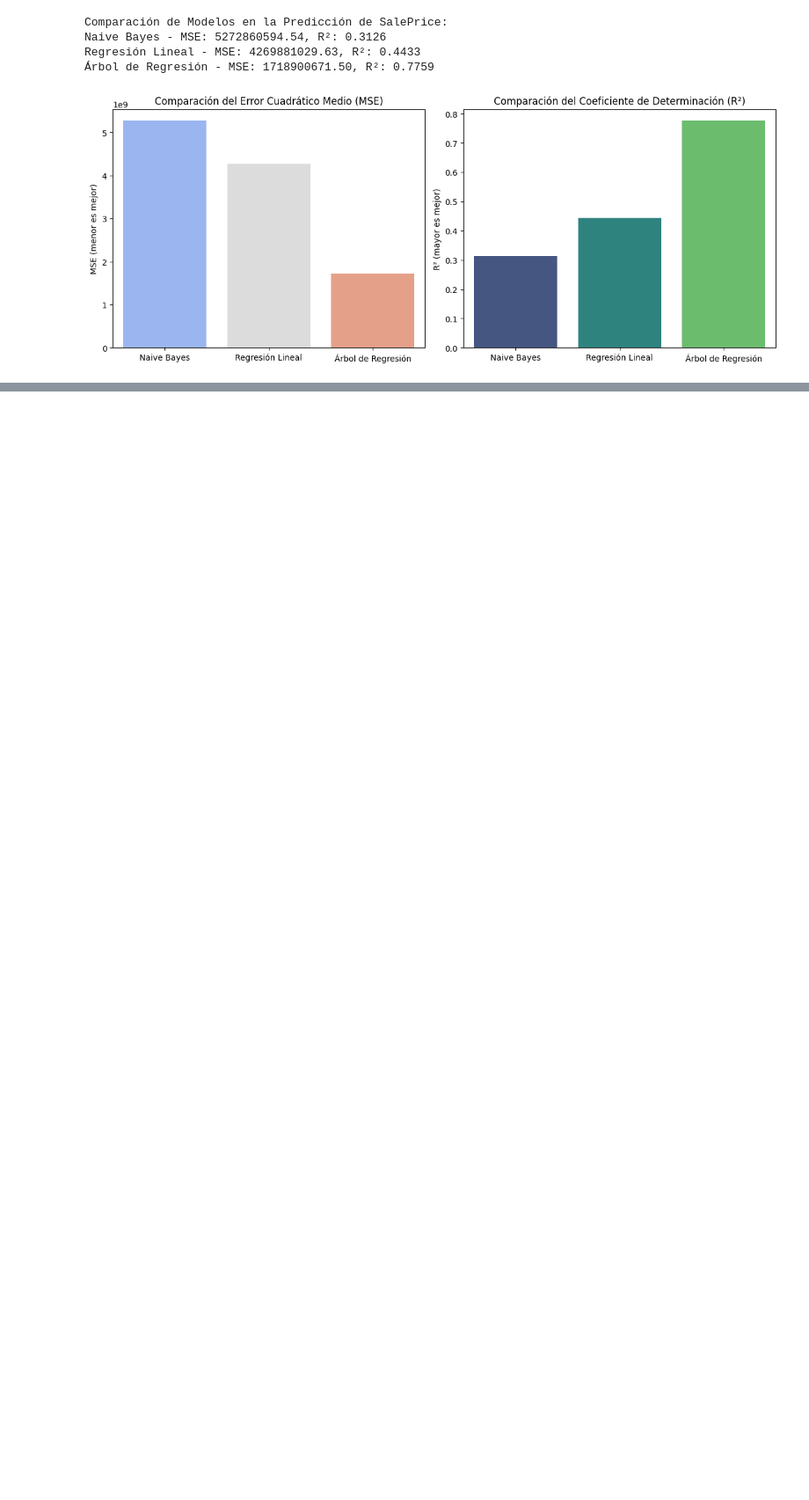
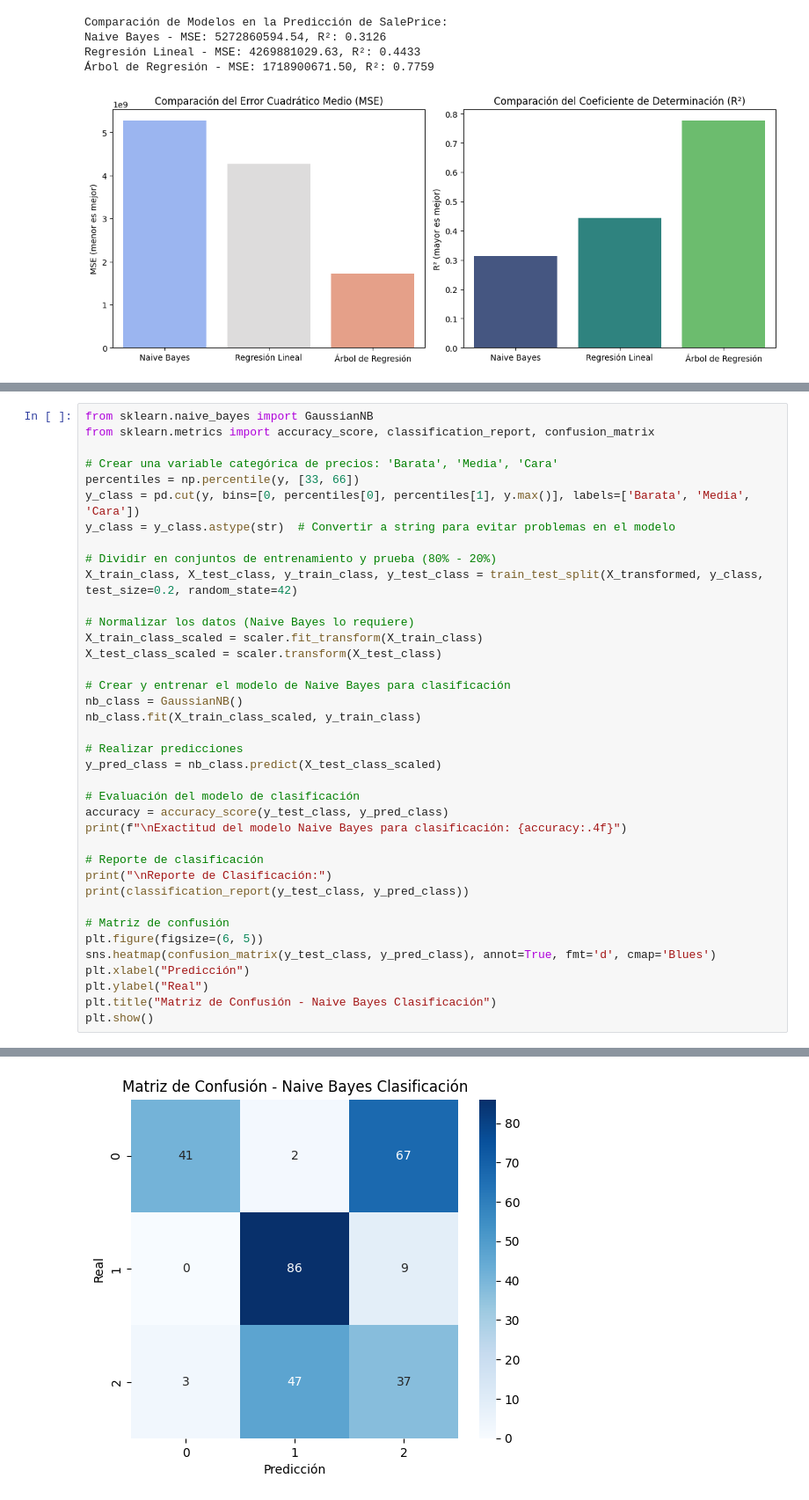
Before and after one commit to EstebanZG999/HT5Mineria, a Jupyter notebook: src/naive_bayes.ipynb, the cells around one changed output, grey strips where cells are left out. Shown: that part at 88% size. Cells and saved outputs as stored; diff of their text form; blank space fills up the shorter version.

```diff
--- a/src/naive_bayes.ipynb
+++ b/src/naive_bayes.ipynb
@@ -320,0 +325,39 @@ Regresión Lineal - MSE: 4269881029.63, R²: 0.4433
+# %%
+from sklearn.naive_bayes import GaussianNB
+from sklearn.metrics import accuracy_score, classification_report, confusion_matrix
+
+# Crear una variable categórica de precios: 'Barata', 'Media', 'Cara'
+percentiles = np.percentile(y, [33, 66])
+y_class = pd.cut(y, bins=[0, percentiles[0], percentiles[1], y.max()], labels=['Barata', 'Media', 'Cara'])
+y_class = y_class.astype(str)  # Convertir a string para evitar problemas en el modelo
+
+# Dividir en conjuntos de entrenamiento y prueba (80% - 20%)
+X_train_class, X_test_class, y_train_class, y_test_class = train_test_split(X_transformed, y_class, test_size=0.2, random_state=42)
+
+# Normalizar los datos (Naive Bayes lo requiere)
+X_train_class_scaled = scaler.fit_transform(X_train_class)
+X_test_class_scaled = scaler.transform(X_test_class)
+
+# Crear y entrenar el modelo de Naive Bayes para clasificación
+nb_class = GaussianNB()
+nb_class.fit(X_train_class_scaled, y_train_class)
+
+# Realizar predicciones
+y_pred_class = nb_class.predict(X_test_class_scaled)
+
+# Evaluación del modelo de clasificación
+accuracy = accuracy_score(y_test_class, y_pred_class)
+print(f"\nExactitud del modelo Naive Bayes para clasificación: {accuracy:.4f}")
+
+# Reporte de clasificación
+print("\nReporte de Clasificación:")
+print(classification_report(y_test_class, y_pred_class))
+
+# Matriz de confusión
+plt.figure(figsize=(6, 5))
+sns.heatmap(confusion_matrix(y_test_class, y_pred_class), annot=True, fmt='d', cmap='Blues')
+plt.xlabel("Predicción")
+plt.ylabel("Real")
+plt.title("Matriz de Confusión - Naive Bayes Clasificación")
+plt.show()
+# %% [output]
@@ -320,0 +376 @@ Regresión Lineal - MSE: 4269881029.63, R²: 0.4433
+[figure, added]
```
Also changed, not shown: parts of 6 cells of this notebook.
